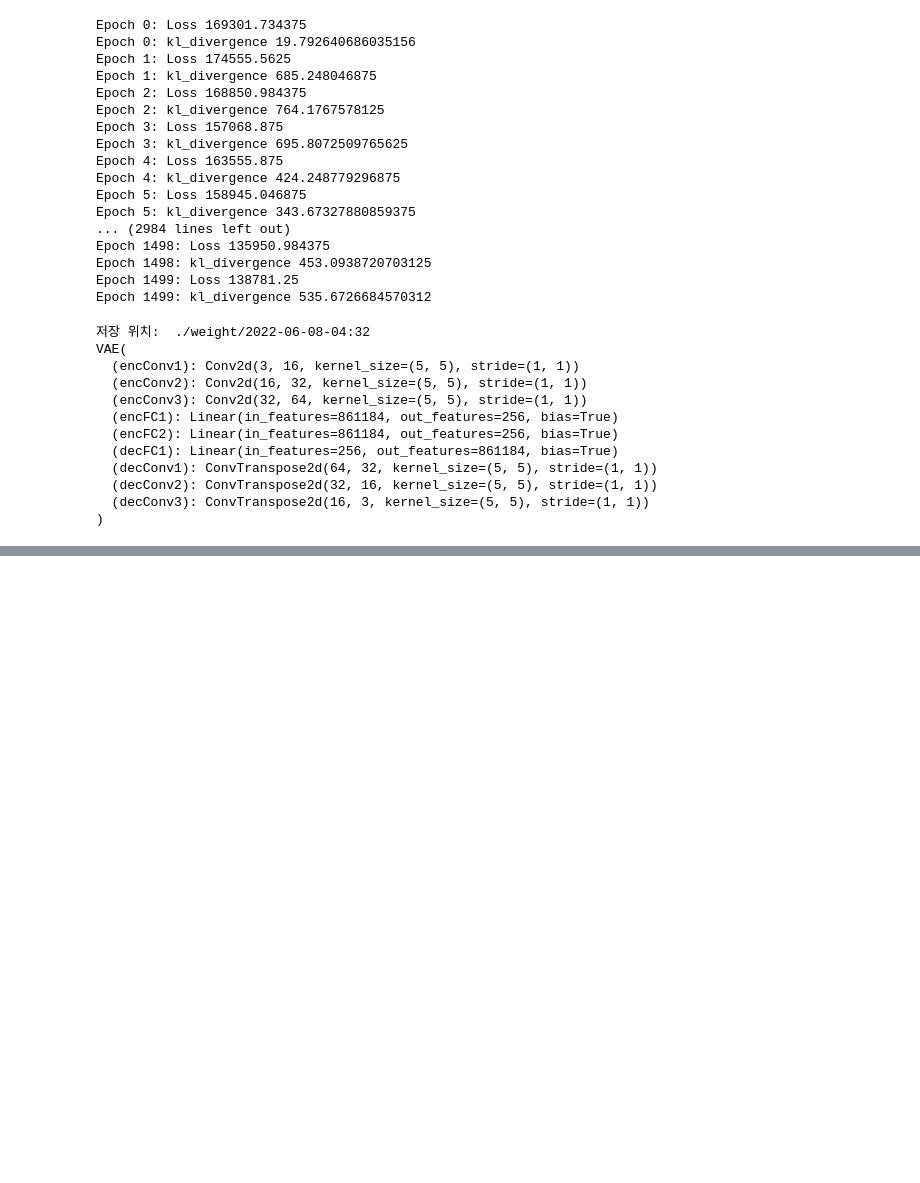
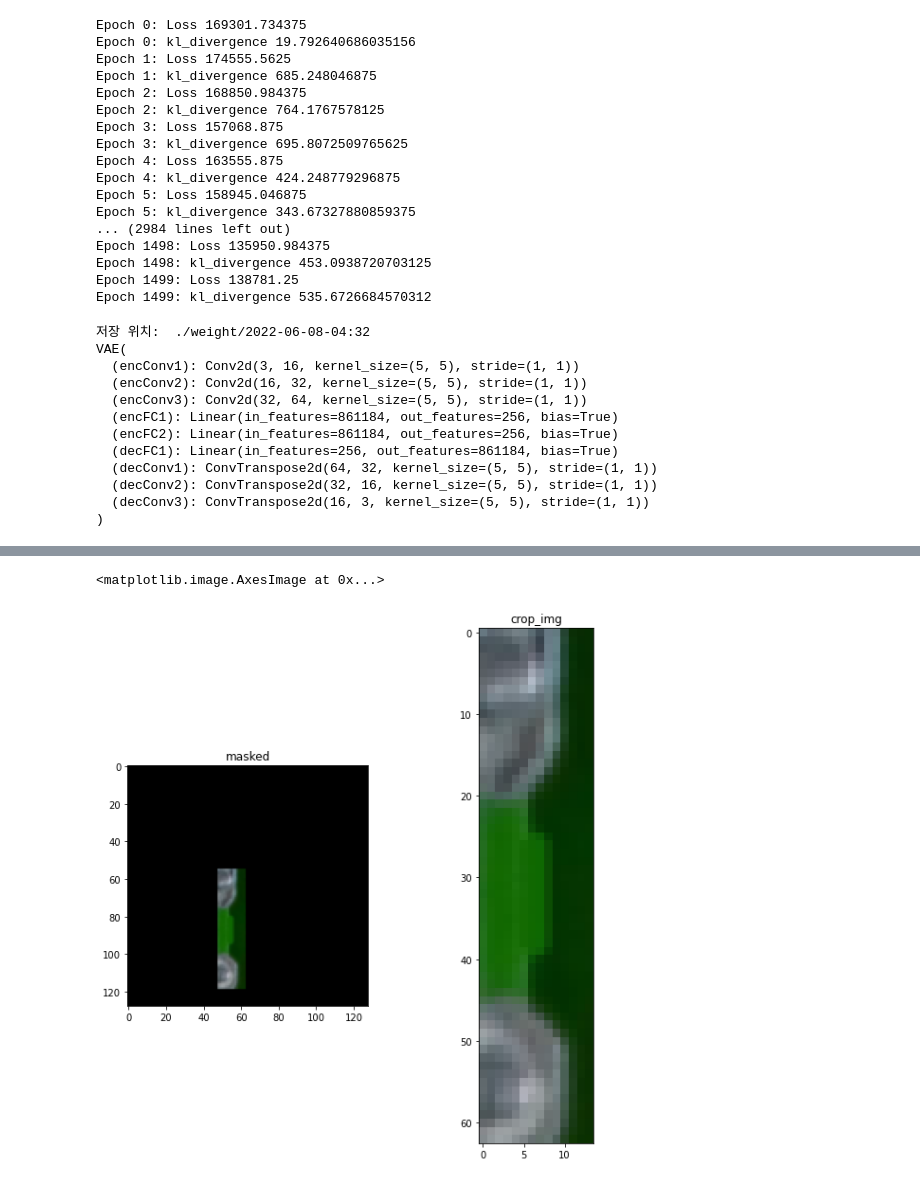
Before and after one commit to JandaGo/Make_Conv_VAE, a Jupyter notebook: CVAE_layer_64.ipynb, the cells around one changed output, grey strips where cells are left out. Drawn from its saved outputs; the diff is of its cells as text; code cells hidden in the pictures; blank space fills up the shorter version.

Commit message:
crop

```diff
--- a/CVAE_layer_64.ipynb
+++ b/CVAE_layer_64.ipynb
@@ -348,0 +399,32 @@ second
+# %%
+## make mask for color img
+img = cv2.imread('./64_1500_RESULT/'+name+'img.png', cv2.IMREAD_COLOR)
+defect_mask = np.zeros_like(img)
+
+plt.rcParams["figure.figsize"] = (10, 10)
+
+# Adaptive Mask Size
+width = 3*(max_j - min_j)
+hight = 3*(max_i - min_i)
+
+# masking process
+rect_point_a = (min_j - width, min_i- hight)
+rect_point_b = ( max_j + width, max_i+ hight)
+mask_rect = cv2.rectangle(defect_mask, rect_point_a, rect_point_b,(255,255,255), -1)
+
+# defect crop process
+crop_img = img[min_i- hight:max_i+ hight, min_j - width:max_j + width]
+
+
+masked = cv2.bitwise_and(img, mask_rect)
+
+plt.subplot(121)
+plt.title('masked')
+plt.imshow(masked)
+
+plt.subplot(122)
+plt.title('crop_img')
+plt.imshow(crop_img)
+# %% [output]
+<matplotlib.image.AxesImage at 0x...>
+[figure, added]
```
Also changed, not shown: parts of 3 cells of this notebook.
